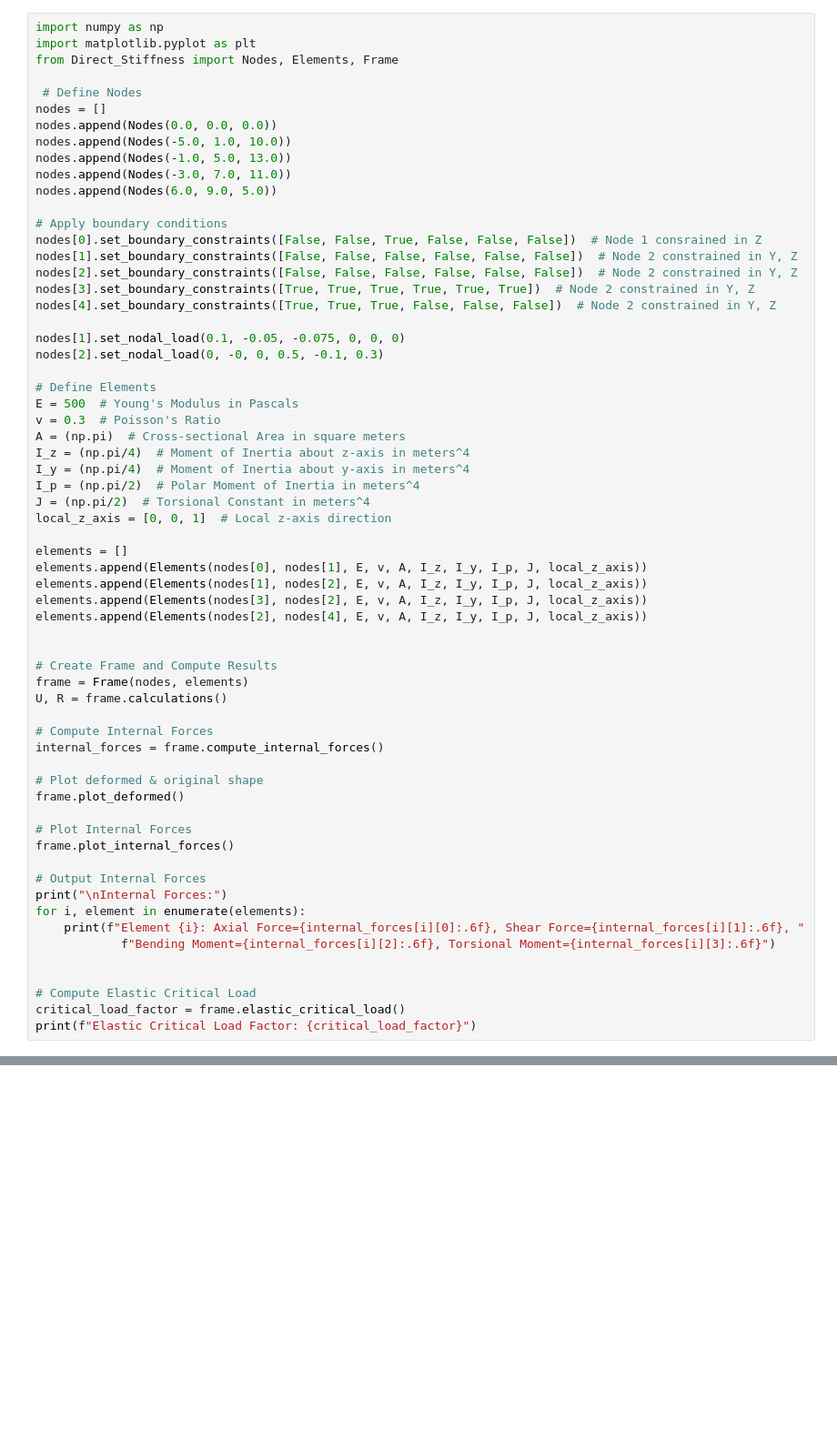
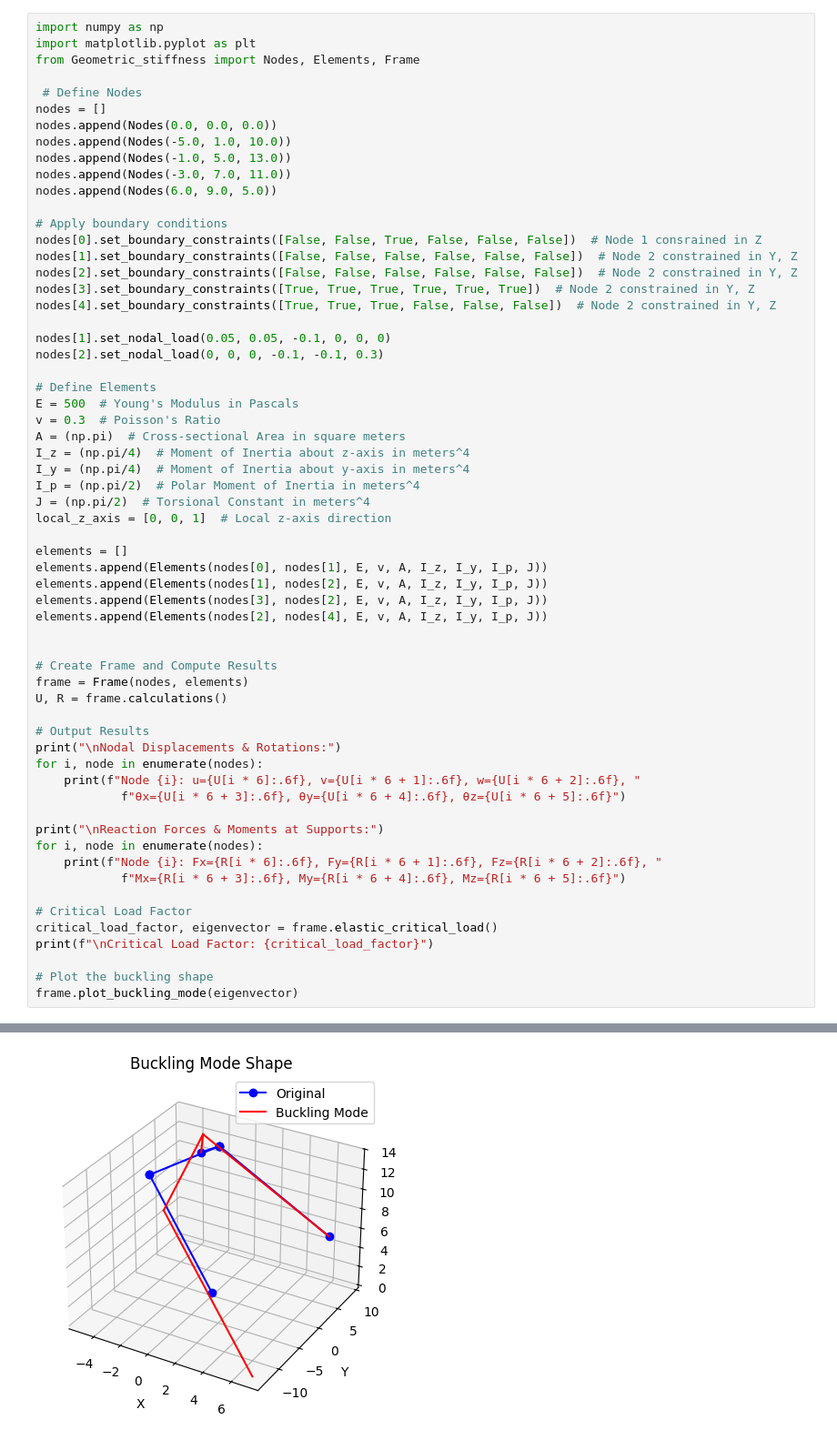
Before and after one commit to K-batonisashvili/Computational-Mechanics-Nonlinear-Systems, a Jupyter notebook: Assignment-2/Geometric-Analysis-Direct-Stiffness/src/Assignment_2_2.ipynb, the cells around one changed output, grey strips where cells are left out. Shown at 91% size. Saved outputs shown, nothing was run; the diff lists cells and outputs as text; blank space fills up the shorter version.

```diff
--- a/Assignment-2/Geometric-Analysis-Direct-Stiffness/src/Assignment_2_2.ipynb
+++ b/Assignment-2/Geometric-Analysis-Direct-Stiffness/src/Assignment_2_2.ipynb
@@ -62,7 +156,7 @@ print(f"Elastic Critical Load Factor: {critical_load_factor}")
 # %%
 import numpy as np
 import matplotlib.pyplot as plt
-from Direct_Stiffness import Nodes, Elements, Frame
+from Geometric_stiffness import Nodes, Elements, Frame
 
  # Define Nodes
 nodes = []
@@ -79,8 +173,8 @@ nodes[2].set_boundary_constraints([False, False, False, False, False, False])  #
 nodes[3].set_boundary_constraints([True, True, True, True, True, True])  # Node 2 constrained in Y, Z
 nodes[4].set_boundary_constraints([True, True, True, False, False, False])  # Node 2 constrained in Y, Z
 
-nodes[1].set_nodal_load(0.1, -0.05, -0.075, 0, 0, 0)
-nodes[2].set_nodal_load(0, -0, 0, 0.5, -0.1, 0.3)
+nodes[1].set_nodal_load(0.05, 0.05, -0.1, 0, 0, 0)
+nodes[2].set_nodal_load(0, 0, 0, -0.1, -0.1, 0.3)
 
 # Define Elements
 E = 500  # Young's Modulus in Pascals
@@ -93,32 +187,31 @@ J = (np.pi/2)  # Torsional Constant in meters^4
 local_z_axis = [0, 0, 1]  # Local z-axis direction
 
 elements = []
-elements.append(Elements(nodes[0], nodes[1], E, v, A, I_z, I_y, I_p, J, local_z_axis))
-elements.append(Elements(nodes[1], nodes[2], E, v, A, I_z, I_y, I_p, J, local_z_axis))
-elements.append(Elements(nodes[3], nodes[2], E, v, A, I_z, I_y, I_p, J, local_z_axis))
-elements.append(Elements(nodes[2], nodes[4], E, v, A, I_z, I_y, I_p, J, local_z_axis))
+elements.append(Elements(nodes[0], nodes[1], E, v, A, I_z, I_y, I_p, J))
+elements.append(Elements(nodes[1], nodes[2], E, v, A, I_z, I_y, I_p, J))
+elements.append(Elements(nodes[3], nodes[2], E, v, A, I_z, I_y, I_p, J))
+elements.append(Elements(nodes[2], nodes[4], E, v, A, I_z, I_y, I_p, J))
 
 
 # Create Frame and Compute Results
 frame = Frame(nodes, elements)
 U, R = frame.calculations()
 
-# Compute Internal Forces
-internal_forces = frame.compute_internal_forces()
+# Output Results
+print("\nNodal Displacements & Rotations:")
+for i, node in enumerate(nodes):
+    print(f"Node {i}: u={U[i * 6]:.6f}, v={U[i * 6 + 1]:.6f}, w={U[i * 6 + 2]:.6f}, "
+            f"θx={U[i * 6 + 3]:.6f}, θy={U[i * 6 + 4]:.6f}, θz={U[i * 6 + 5]:.6f}")
 
-# Plot deformed & original shape
-frame.plot_deformed()
+print("\nReaction Forces & Moments at Supports:")
+for i, node in enumerate(nodes):
+    print(f"Node {i}: Fx={R[i * 6]:.6f}, Fy={R[i * 6 + 1]:.6f}, Fz={R[i * 6 + 2]:.6f}, "
+            f"Mx={R[i * 6 + 3]:.6f}, My={R[i * 6 + 4]:.6f}, Mz={R[i * 6 + 5]:.6f}")
 
-# Plot Internal Forces
-frame.plot_internal_forces()
+# Critical Load Factor
+critical_load_factor, eigenvector = frame.elastic_critical_load()
+print(f"\nCritical Load Factor: {critical_load_factor}")
 
-# Output Internal Forces
-print("\nInternal Forces:")
-for i, element in enumerate(elements):
-    print(f"Element {i}: Axial Force={internal_forces[i][0]:.6f}, Shear Force={internal_forces[i][1]:.6f}, "
-            f"Bending Moment={internal_forces[i][2]:.6f}, Torsional Moment={internal_forces[i][3]:.6f}")
-
-
-# Compute Elastic Critical Load
-critical_load_factor = frame.elastic_critical_load()
-print(f"Elastic Critical Load Factor: {critical_load_factor}")
+# Plot the buckling shape
+frame.plot_buckling_mode(eigenvector)
+# %% [output]
@@ -124,0 +233 @@ print(f"Elastic Critical Load Factor: {critical_load_factor}")
+[figure, added]
```
Also changed, not shown: parts of 3 cells of this notebook, 3 other files.
